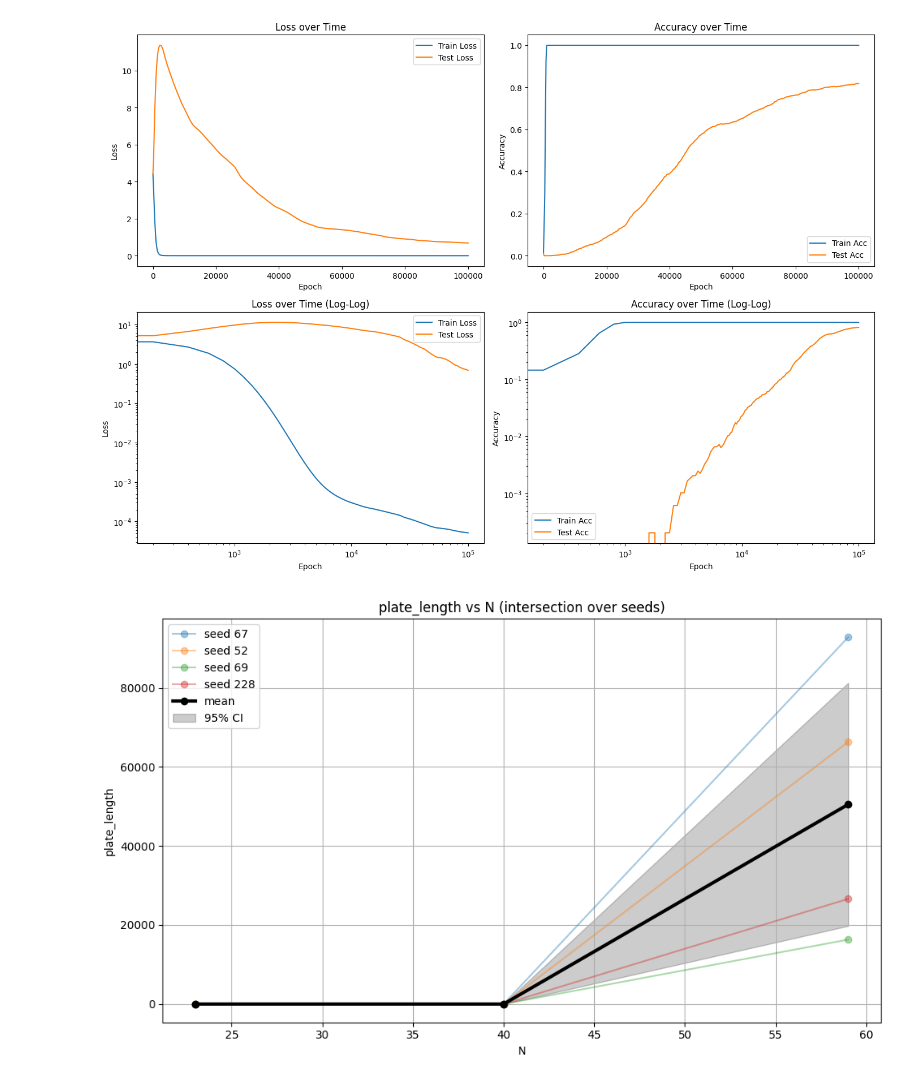
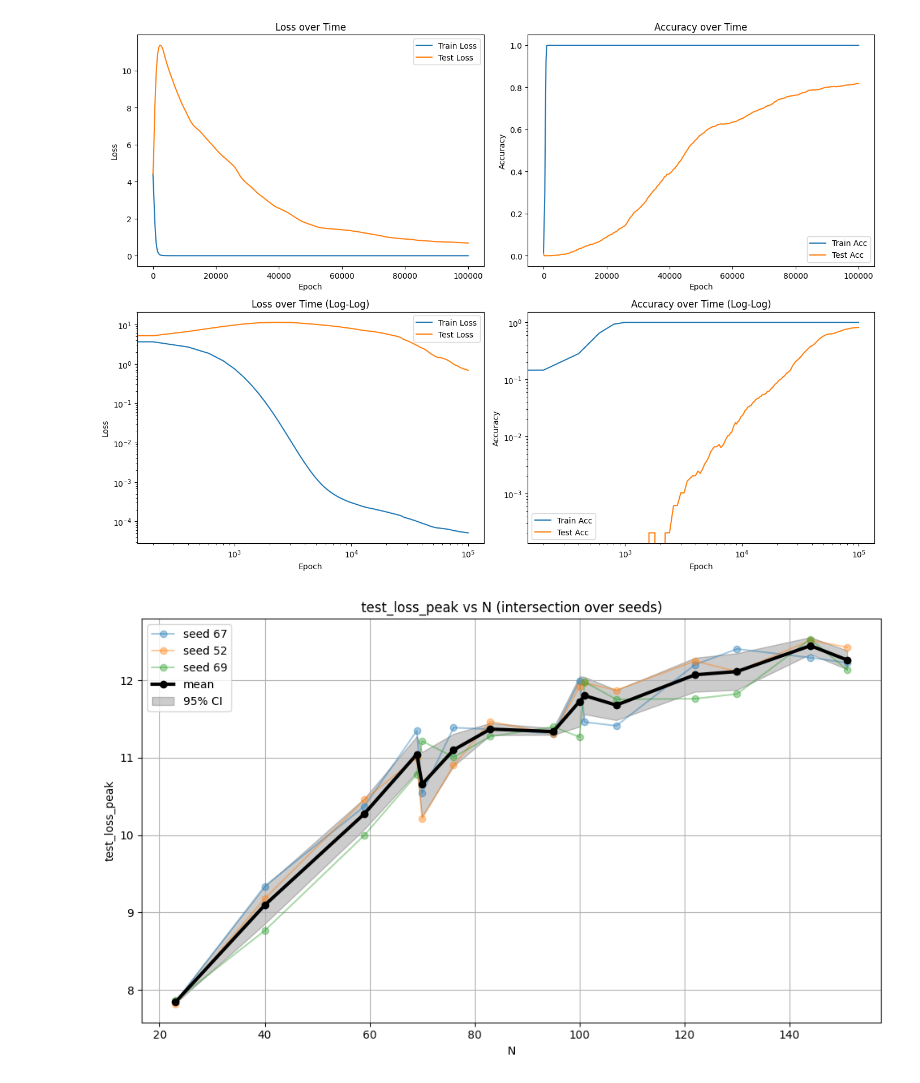
Before and after one commit to slimisgit/grokking, a Jupyter notebook: report.ipynb, the cells around one changed output. Drawn from its saved outputs; the diff is of its cells as text; code cells hidden in the pictures.

```diff
--- a/report.ipynb
+++ b/report.ipynb
@@ -566,11 +585,11 @@ def plot_metric_vs_hyperparam(
     plt.tight_layout()
     plt.show()
 # %%
-
+#мега графики газики
 plot_metric_vs_hyperparam(
     hyperparam_name="N",
     seeds=[67,52,69],
-    metric_name="plate_length"
+    metric_name="test_loss_peak"
 )
 # %% [output]
-[figure, old version]
+[figure, new version]
```
Also changed, not shown: parts of 5 cells of this notebook.
